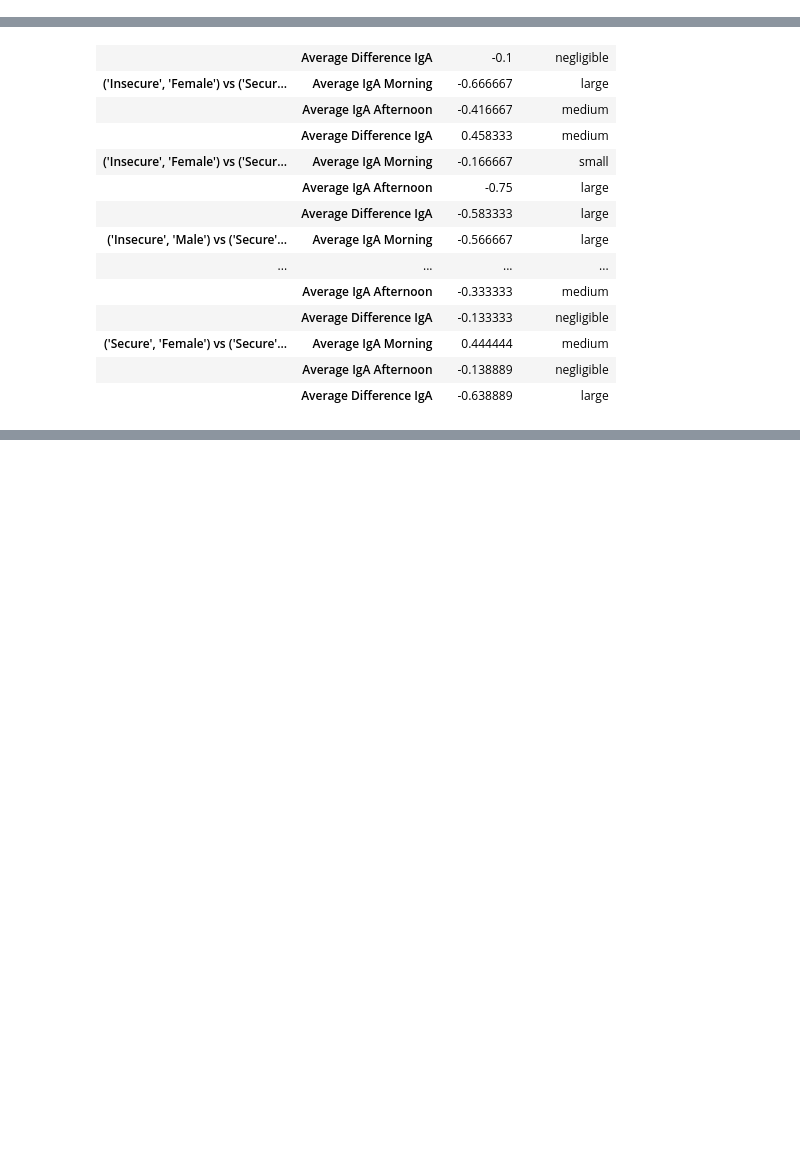
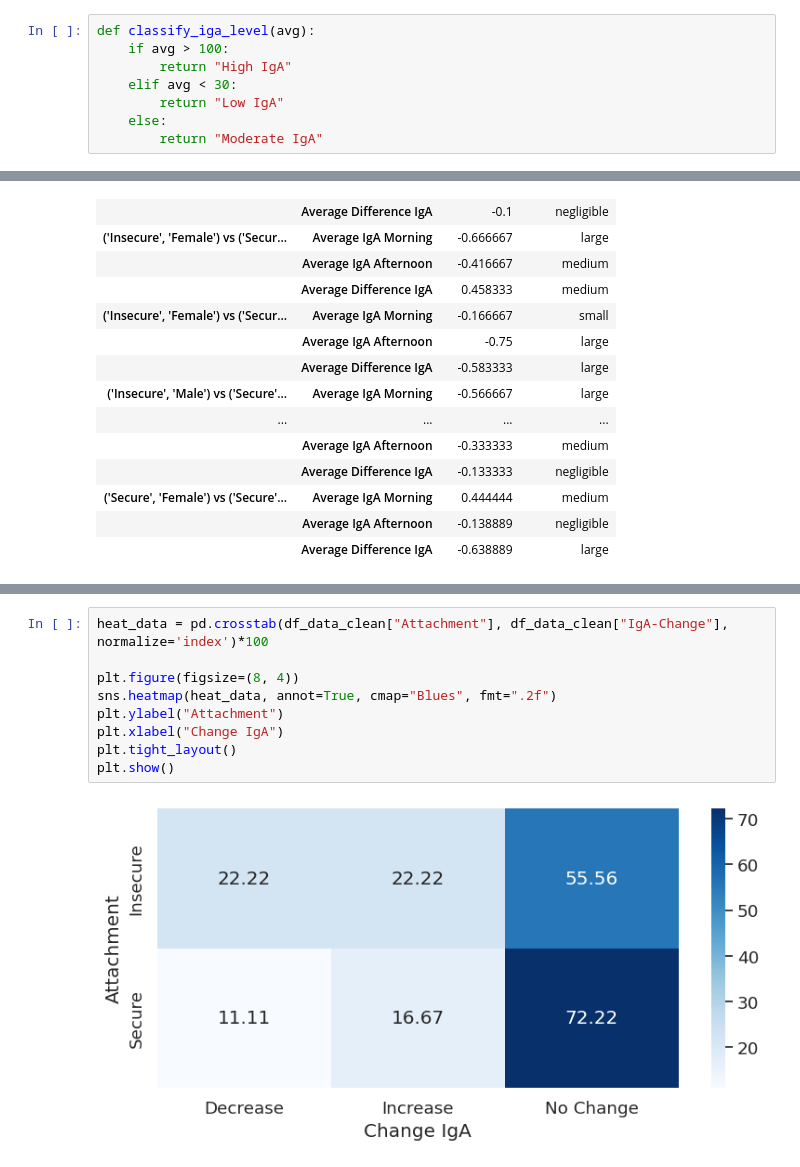
Before and after one commit to dMedinaO/IgA_attachment_analysis, a Jupyter notebook: scripts/3_descriptive_analysis_IGA.ipynb, the cells around one changed output, grey strips where cells are left out. Saved outputs shown, nothing was run; the diff lists cells and outputs as text; blank space fills up the shorter version.

```diff
--- a/scripts/3_descriptive_analysis_IGA.ipynb
+++ b/scripts/3_descriptive_analysis_IGA.ipynb
@@ -8,0 +32,8 @@ from typing import Tuple
+# %%
+def classify_iga_level(avg):
+    if avg > 100:
+        return "High IgA"
+    elif avg < 30:
+        return "Low IgA"
+    else:
+        return "Moderate IgA"
@@ -393,0 +691,11 @@ combined_cliffs_df
+# %%
+heat_data = pd.crosstab(df_data_clean["Attachment"], df_data_clean["IgA-Change"], normalize='index')*100
+
+plt.figure(figsize=(8, 4))
+sns.heatmap(heat_data, annot=True, cmap="Blues", fmt=".2f")
+plt.ylabel("Attachment")
+plt.xlabel("Change IgA")
+plt.tight_layout()
+plt.show()
+# %% [output]
+[figure, added]
```
Also changed, not shown: parts of 35 cells of this notebook.
